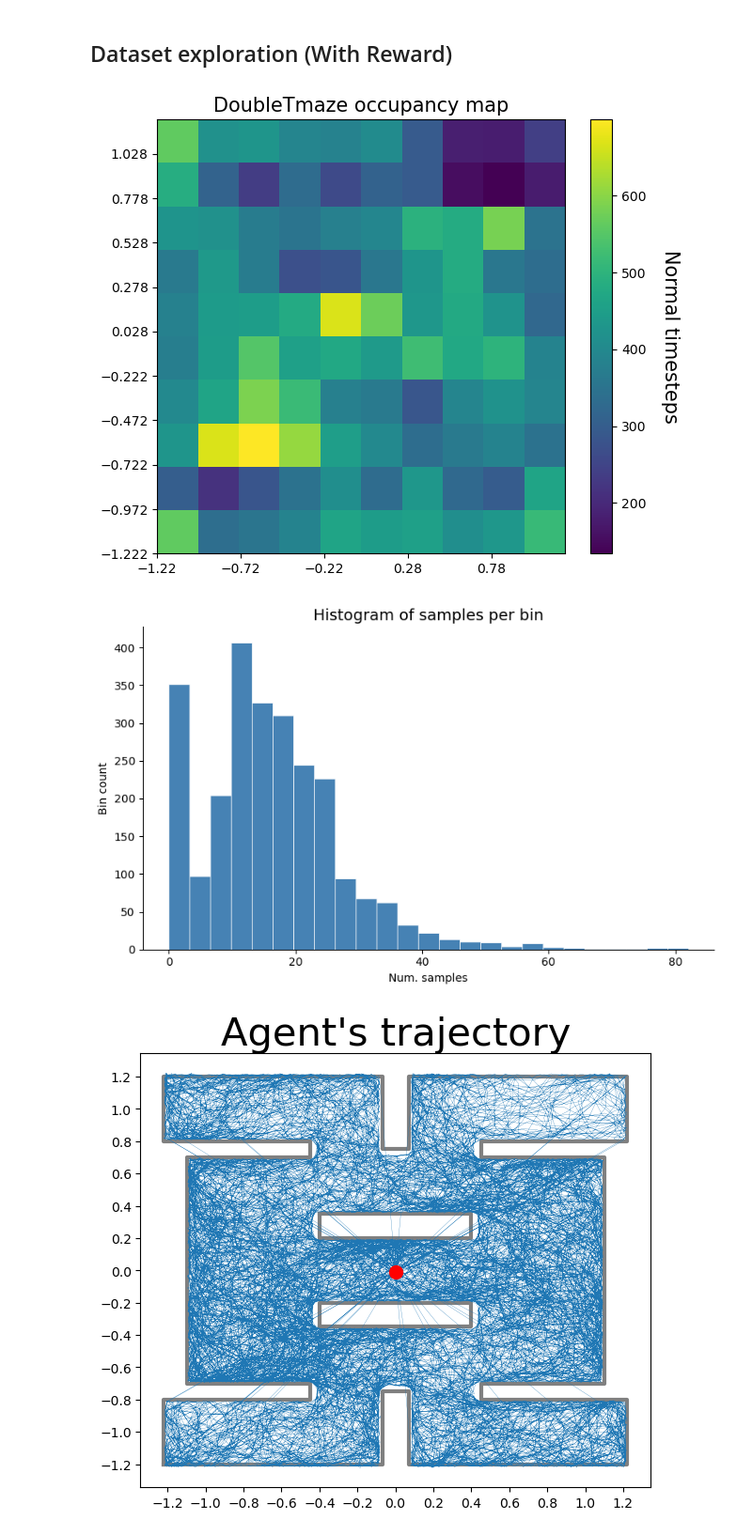
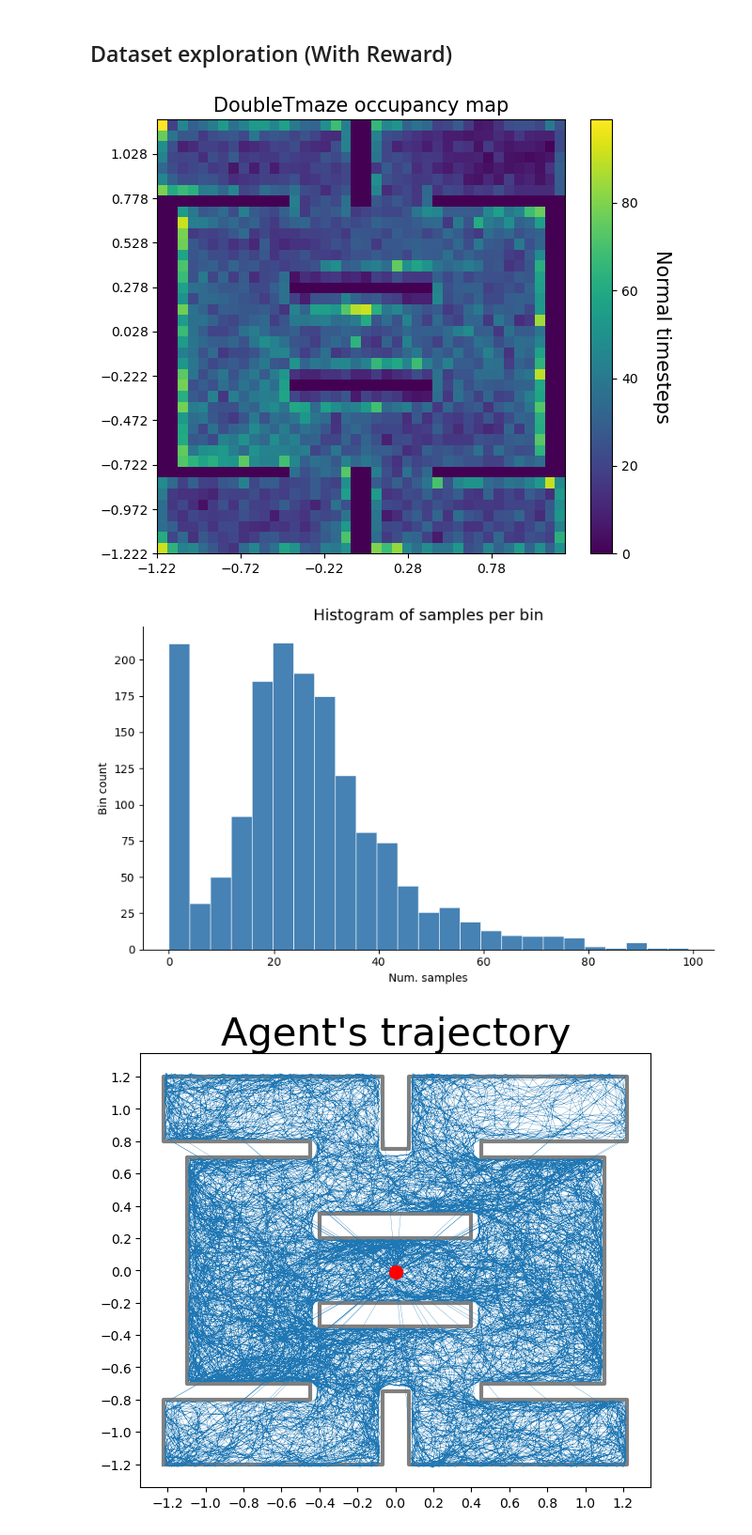
Before and after one commit to oscarguerrerorosado/RORcogmaps, a Jupyter notebook: Notebooks/Experiment 2. DoubleTmaze novelty signals/DoubleTmaze_novelty_detection.ipynb, the cells around one changed output. Shown at 94% size. Cells and saved outputs as stored; diff of their text form; code cells hidden in the pictures.

```diff
--- a/Notebooks/Experiment 2. DoubleTmaze novelty signals/DoubleTmaze_model_training.ipynb
+++ b/Notebooks/Experiment 2. DoubleTmaze novelty signals/DoubleTmaze_novelty_detection.ipynb
@@ -193,8 +193,8 @@ def occupancy_map(XYposition, plot_folder, save=False):
     x_array = XYposition[:, 0]
     y_array = XYposition[:, 1]
 
-    x_bins = 10  # Fewer bins for the X-axis
-    y_bins = 10  # Keeping more bins for the Y-axis to maintain aspect ratio
+    x_bins = 40  # Fewer bins for the X-axis
+    y_bins = 40  # Keeping more bins for the Y-axis to maintain aspect ratio
     figsize=(7, 6)
 
     xedges = np.linspace(np.min(x_array), np.max(x_array), x_bins + 1)
@@ -413,8 +437,8 @@ Std. Embedding Active Units = 1.1861607945351103
 # %% [markdown]
 # Introduction of Reward Dataset
 # %%
-#data_path = 'D:\HPC-VTA_autoencoder_data\DoubleTmazeDataset\DoubleTmazeWithReward'
-data_path = 'D:\HPC-VTA_autoencoder_data\DoubleTmazeDataset\DoubleTmazeNoReward2'
+data_path = 'D:\HPC-VTA_autoencoder_data\DoubleTmazeDataset\DoubleTmazeWithReward'
+#data_path = 'D:\HPC-VTA_autoencoder_data\DoubleTmazeDataset\DoubleTmazeNoReward2'
 csv_filename, num_images = format_dataset(data_path)
 
 print("Num. Images in Dataset =", num_images)
@@ -462,13 +486,13 @@ Image shape = (120, 160, 3)
 # %% [markdown]
 ## Dataset exploration (With Reward)
 # %%
-withReard_hist = occupancy_map(withReward_DTmaze_position, plot_folder_path, save=False)
+withReward_hist = occupancy_map(withReward_DTmaze_position, plot_folder_path, save=False)
 # %% [output]
-[figure, old version]
+[figure, new version]
 # %%
-plot_samples_per_bin_hist(withReard_hist)
+plot_samples_per_bin_hist(withReward_hist)
 # %% [output]
-[figure, old version]
+[figure, new version]
 # %%
 agent_trajectory(withReward_DTmaze_position, plot_folder_path, save=False)
 # %% [output]
```
Also changed, not shown: parts of 8 cells of this notebook, 1 other file.
